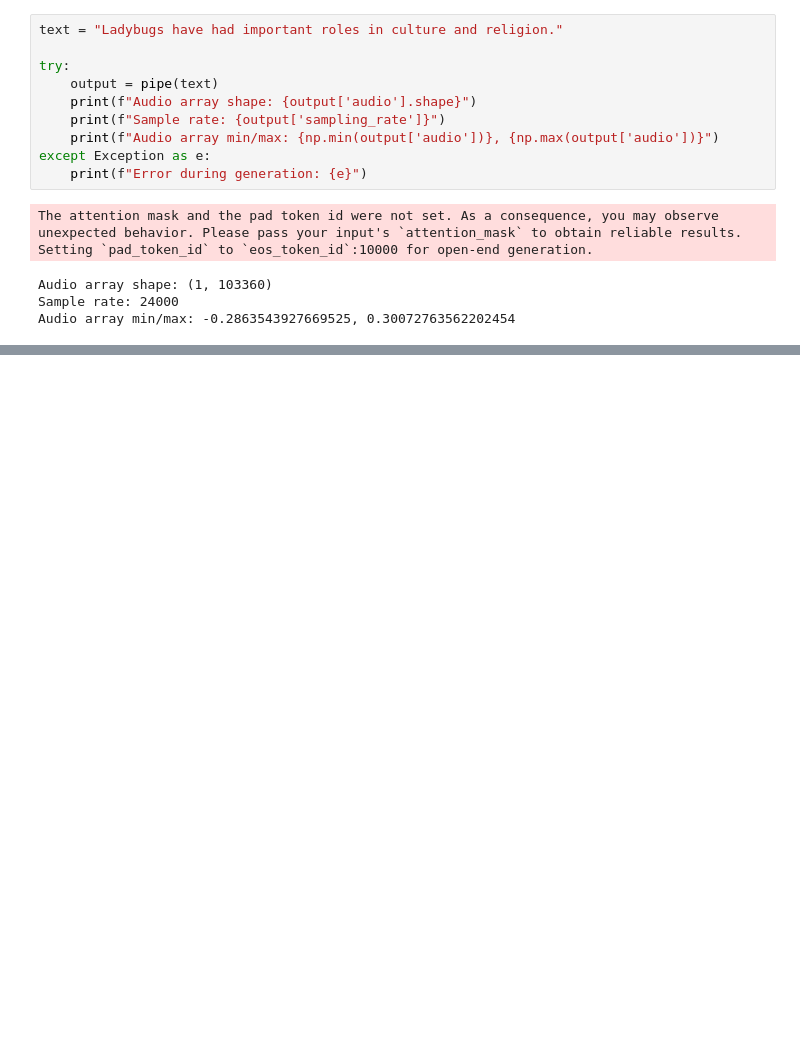
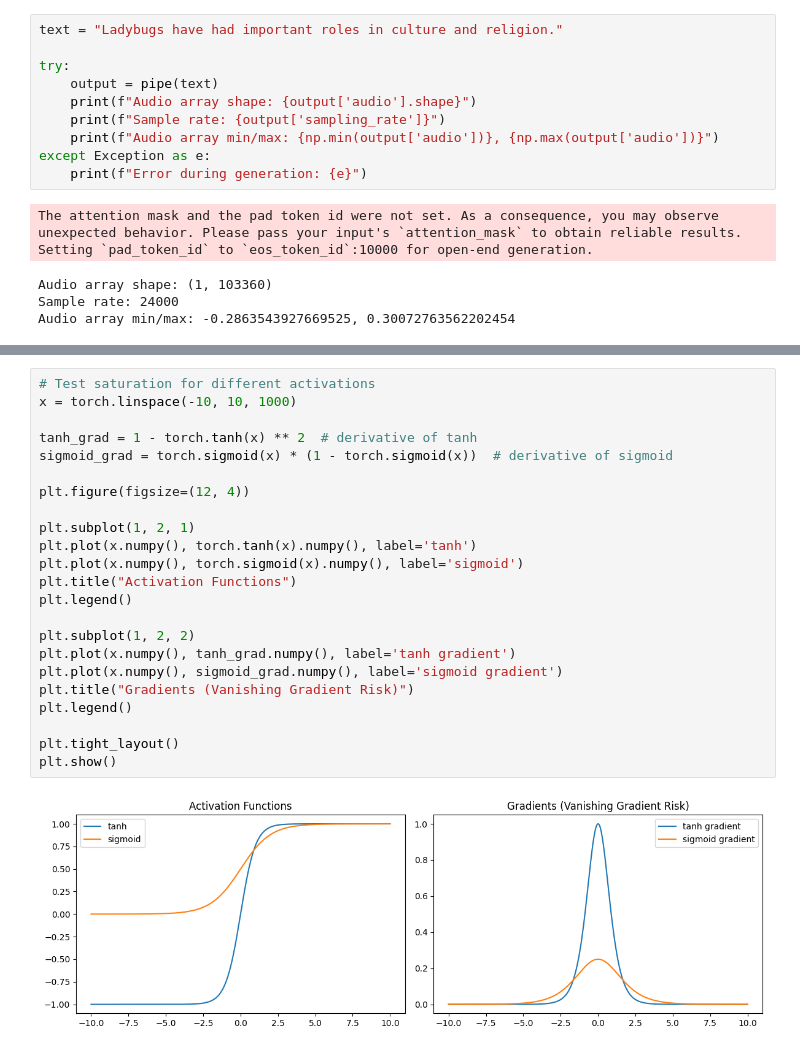
Before and after one commit to KNyathi/AudioSignals, a Jupyter notebook: test.ipynb, the cells around one changed output, grey strips where cells are left out. Drawn from its saved outputs; the diff is of its cells as text; blank space fills up the shorter version.

```diff
--- a/test.ipynb
+++ b/test.ipynb
@@ -441,0 +685,25 @@ Audio(output["audio"], rate=output["sampling_rate"])
+# %%
+# Test saturation for different activations
+x = torch.linspace(-10, 10, 1000)
+
+tanh_grad = 1 - torch.tanh(x) ** 2  # derivative of tanh
+sigmoid_grad = torch.sigmoid(x) * (1 - torch.sigmoid(x))  # derivative of sigmoid
+
+plt.figure(figsize=(12, 4))
+
+plt.subplot(1, 2, 1)
+plt.plot(x.numpy(), torch.tanh(x).numpy(), label='tanh')
+plt.plot(x.numpy(), torch.sigmoid(x).numpy(), label='sigmoid')
+plt.title("Activation Functions")
+plt.legend()
+
+plt.subplot(1, 2, 2)
+plt.plot(x.numpy(), tanh_grad.numpy(), label='tanh gradient')
+plt.plot(x.numpy(), sigmoid_grad.numpy(), label='sigmoid gradient')
+plt.title("Gradients (Vanishing Gradient Risk)")
+plt.legend()
+
+plt.tight_layout()
+plt.show()
+# %% [output]
+[figure, added]
```
Also changed, not shown: parts of 11 cells of this notebook, 48 other files.
